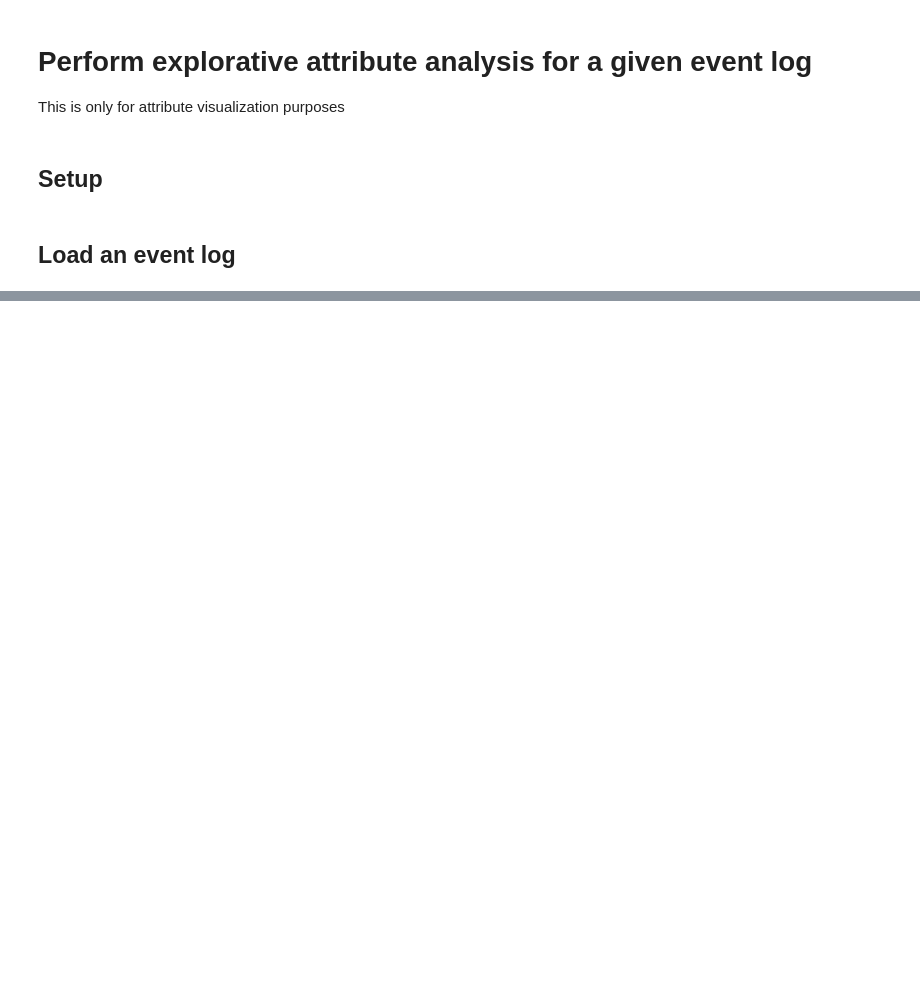
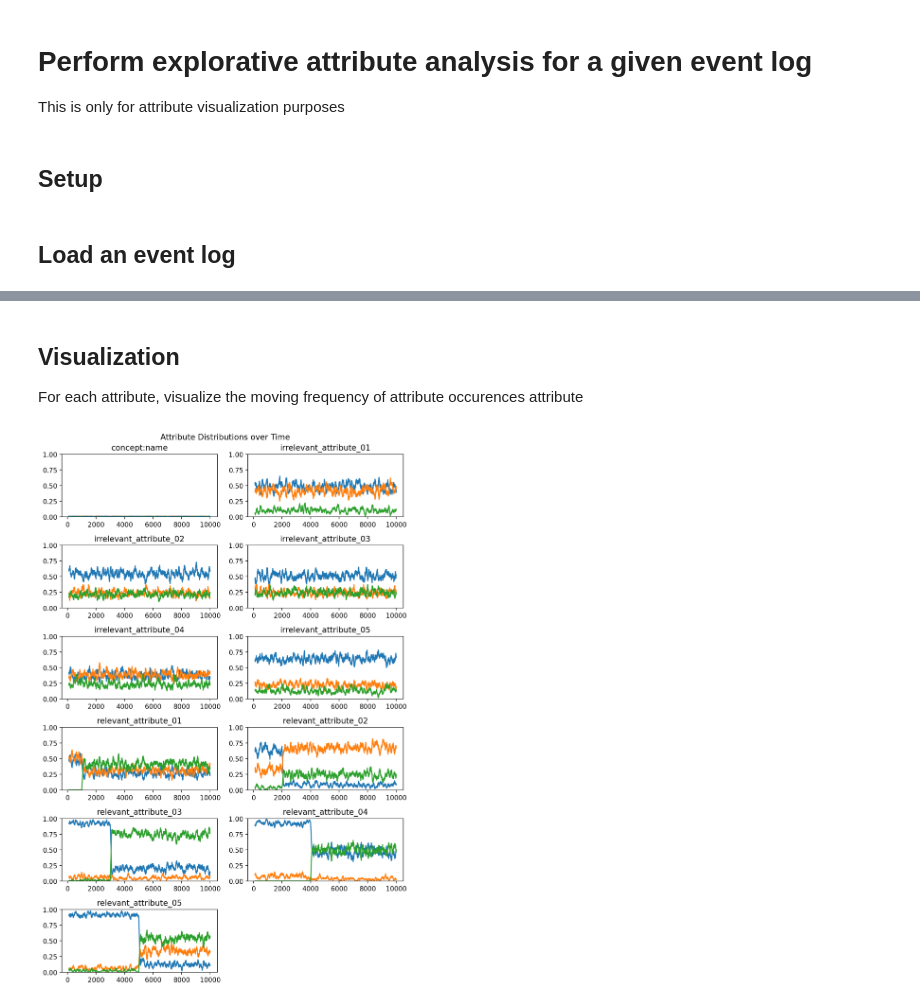
Before and after one commit to lennartebert/explaining_concept_drift, a Jupyter notebook: 20_visualize_attributes.ipynb, the cells around one changed output, grey strips where cells are left out. Saved outputs shown, nothing was run; the diff lists cells and outputs as text; code cells hidden in the pictures; blank space fills up the shorter version.

Commit message:
new visualizations

```diff
--- a/20_visualize_attributes.ipynb
+++ b/20_visualize_attributes.ipynb
@@ -13,4 +18,4 @@ import matplotlib.pyplot as plt
 # %%
-data_file_path = 'data/synthetic/maardji et al 2013_xes_attributes/logs/cb/cb10k.xes'
+data_file_path = 'data/synthetic/attribute_drift/simple/10000/cb10k_23d1efca-ddf5-44d0-8cfc-edcc6cadd633.xes'
 # %% [markdown]
 ## Load an event log
@@ -76,0 +41,4 @@ for attribute_name, trace_attribute_data in trace_attributes.items():
+# %% [markdown]
+## Visualization
+For each attribute, visualize the moving frequency of attribute occurences
+attribute
@@ -76,0 +59,38 @@ for attribute_name, trace_attribute_data in trace_attributes.items():
+# %%
+attribute_distributions = {}
+for attribute_name, attribute_data in trace_attributes.items():
+    # convert the attribute data into a series
+    attribute_series = pd.Series(attribute_data)
+
+    # get the value distributions
+    attribute_distributions[attribute_name] = get_value_distribution(attribute_series)
+# %%
+columns = 2
+
+# plot all attribute distributions in a plot with subplots
+n = len(attribute_distributions.keys())
+rows = max(1, int(math.ceil(n / columns))) # set the row count to at least 1
+
+gs = gridspec.GridSpec(rows, columns)
+fig = plt.figure(dpi=200, figsize = (8,2*rows))
+
+# get sorted attribute list
+attribute_list = sorted(list(attribute_distributions.keys()))
+
+# plot all attribute distributions
+for i, attribute_name in enumerate(attribute_list):
+    series = attribute_distributions[attribute_name]
+    ax = fig.add_subplot(gs[i])
+    ax.plot(series)
+    # set the y axis to 0 - 1
+    plt.ylim(0, 1)
+    ax.title.set_text(attribute_name)
+
+# add a title
+fig.suptitle('Attribute Distributions over Time')
+
+fig.tight_layout()
+
+plt.show()
+# %% [output]
+[figure, added]
```
Also changed, not shown: parts of 6 cells of this notebook, 4 other files.
